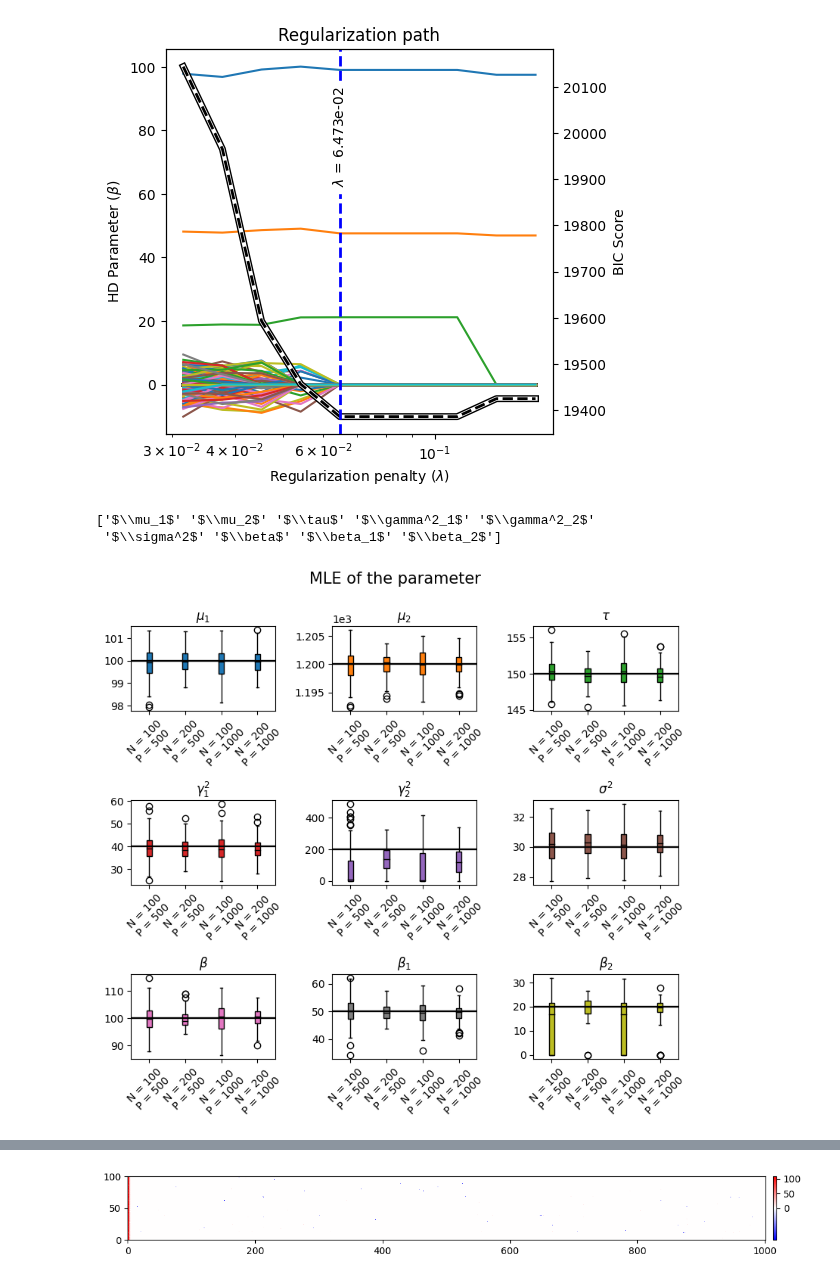
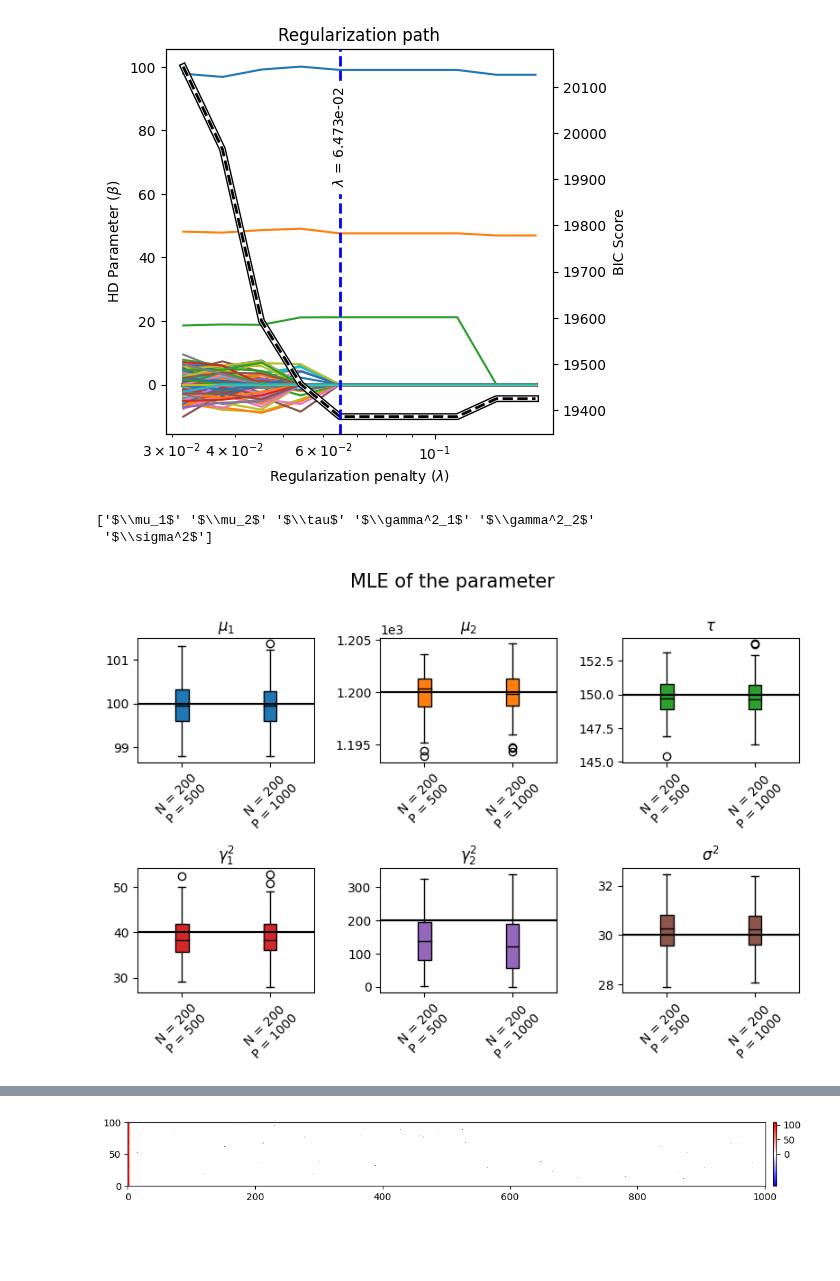
Before and after one commit to caillebotteAntoine/sdg4varselect, a Jupyter notebook: results/simulation_study/NLMEM/Logistic/sim_study_nlmem_logistic.ipynb, the cells around one changed output, grey strips where cells are left out. Drawn from its saved outputs; the diff is of its cells as text; code cells hidden in the pictures; blank space fills up the shorter version.

```diff
--- a/results/simulation_study/NLMEM/Logistic/sim_study_nlmem_logistic.ipynb
+++ b/results/simulation_study/NLMEM/Logistic/sim_study_nlmem_logistic.ipynb
@@ -304,39 +304,38 @@ params_names = np.array(
         "$\\gamma^2_{21}$",
         "$\\gamma^2_2$",
         "$\\sigma^2$",
-        "$\\beta$",
     ]
     + [f"$\\beta_{i+1}$" for i in range(myModel.P)]
 )
 
-r = results  # [0]  # .filter(P=500, N=200)
+r = results.filter(N=200)  # [0]  # .filter(P=500, N=200)
 
 scenarios_labels = [
     f"{n}\n{p}"
     for n, p in zip(r.get_scenarios_labels("N"), r.get_scenarios_labels("P"))
 ]
-id = np.array([1, 2, 3, 4, 7, 8, 9, 10, 11]) - 1
+id = np.array([1, 2, 3, 4, 7, 8]) - 1 #, 9, 10, 11
 
 print(params_names[id])
 x = r.last_theta[:, :, -1, id]
 fig = sdgplt.boxplot_estimation(
     x=x.T,
     hline=myModel.hstack_params(p_star)[id],
     xlabels=scenarios_labels,
     title=params_names[id],
     nrows=3,
     ncols=3,
     fig=sdgplt.figure(height=7, width=8),
 )
 
 for ax in fig.axes:
     ax.tick_params(axis="x", labelrotation=45)
 fig.tight_layout()
 _ = fig.suptitle("MLE of the parameter", fontsize=15, y=1.05)
 # %% [output]
 ['$\\mu_1$' '$\\mu_2$' '$\\tau$' '$\\gamma^2_1$' '$\\gamma^2_2$'
- '$\\sigma^2$' '$\\beta$' '$\\beta_1$' '$\\beta_2$']
+ '$\\sigma^2$']
-[figure, old version]
+[figure, new version]
 # %%
 import matplotlib.pyplot as plt
 from matplotlib.gridspec import GridSpec
```
Also changed, not shown: parts of 3 cells of this notebook, 9 other files.
